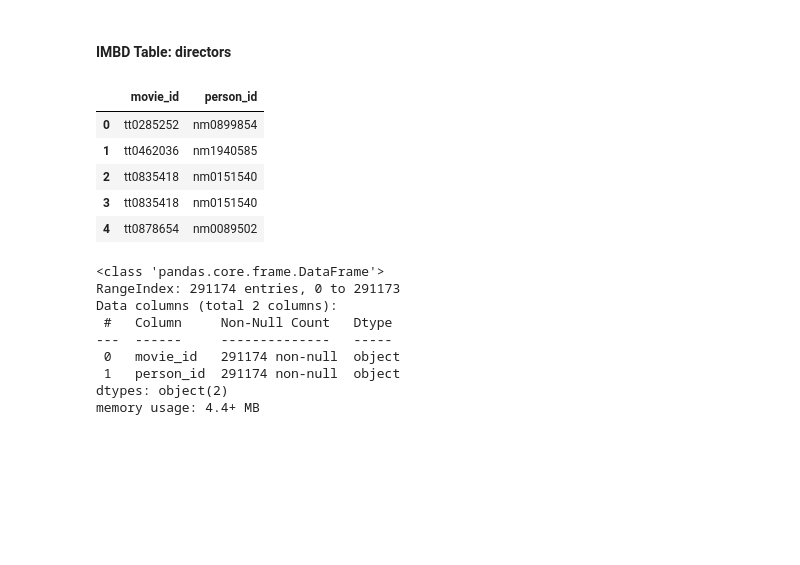
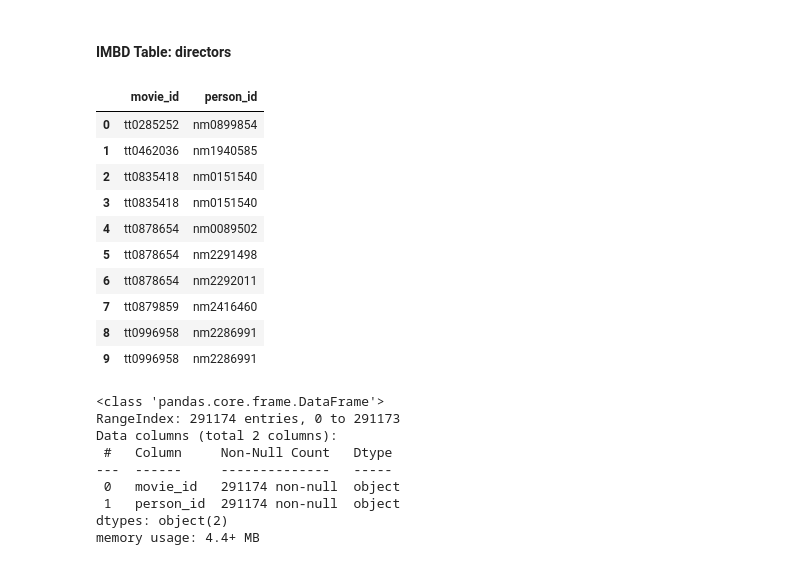
Before and after one commit to Dmvinedata/Phase1_Project, a Jupyter notebook: Microsoft_Rec_DJackson_June22.ipynb, the cells around one changed output. Drawn from its saved outputs; the diff is of its cells as text; code cells hidden in the pictures; blank space fills up the shorter version.

```diff
--- a/Microsoft_Rec_DJackson_June22.ipynb
+++ b/Microsoft_Rec_DJackson_June22.ipynb
@@ -222,21 +219,25 @@ dtype: int64
 # %%
 #Looking at directors table
 q_basics = '''
 SELECT
     *
-FROM directors
-;
-'''
+FROM directors;'''
 
 MovDirID_df = pd.read_sql(q_basics, conn)
-MovDirID_df.head()
+MovDirID_df.head(10)
+#Multiple duplicates are found and need to be removed
 # %% [output]
 |  | movie_id | person_id |
 | 0 | tt0285252 | nm0899854 |
 | 1 | tt0462036 | nm1940585 |
 | 2 | tt0835418 | nm0151540 |
 | 3 | tt0835418 | nm0151540 |
 | 4 | tt0878654 | nm0089502 |
+| 5 | tt0878654 | nm2291498 |
+| 6 | tt0878654 | nm2292011 |
+| 7 | tt0879859 | nm2416460 |
+| 8 | tt0996958 | nm2286991 |
+| 9 | tt0996958 | nm2286991 |
 # %%
 MovDirID_df.info()
 # %% [output]
```
Also changed, not shown: parts of 84 cells of this notebook.
